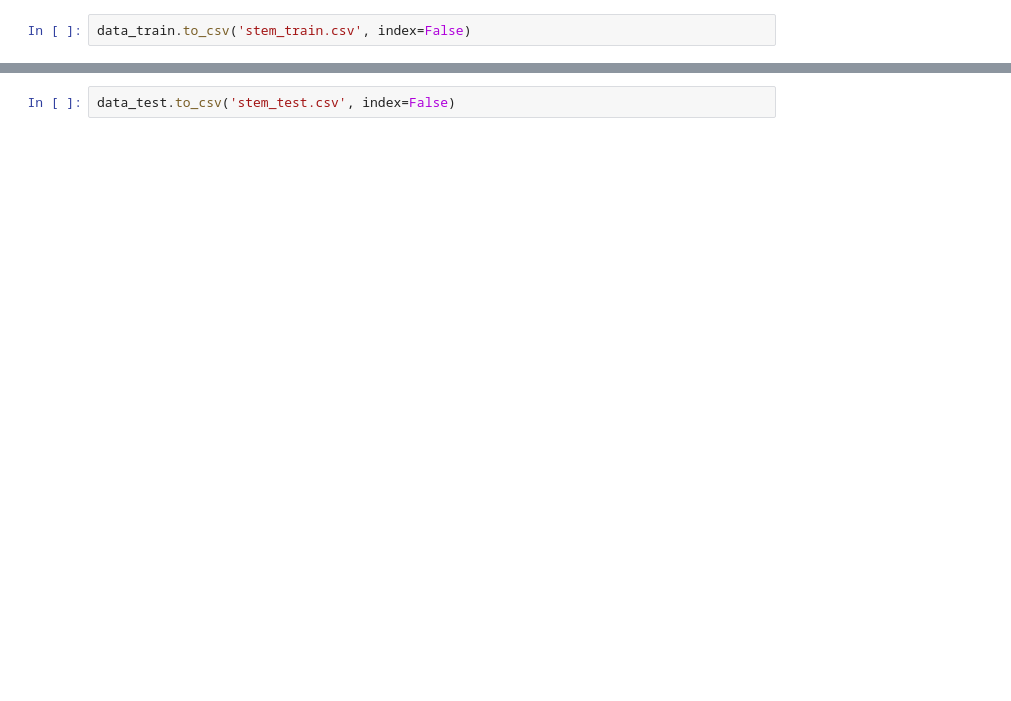
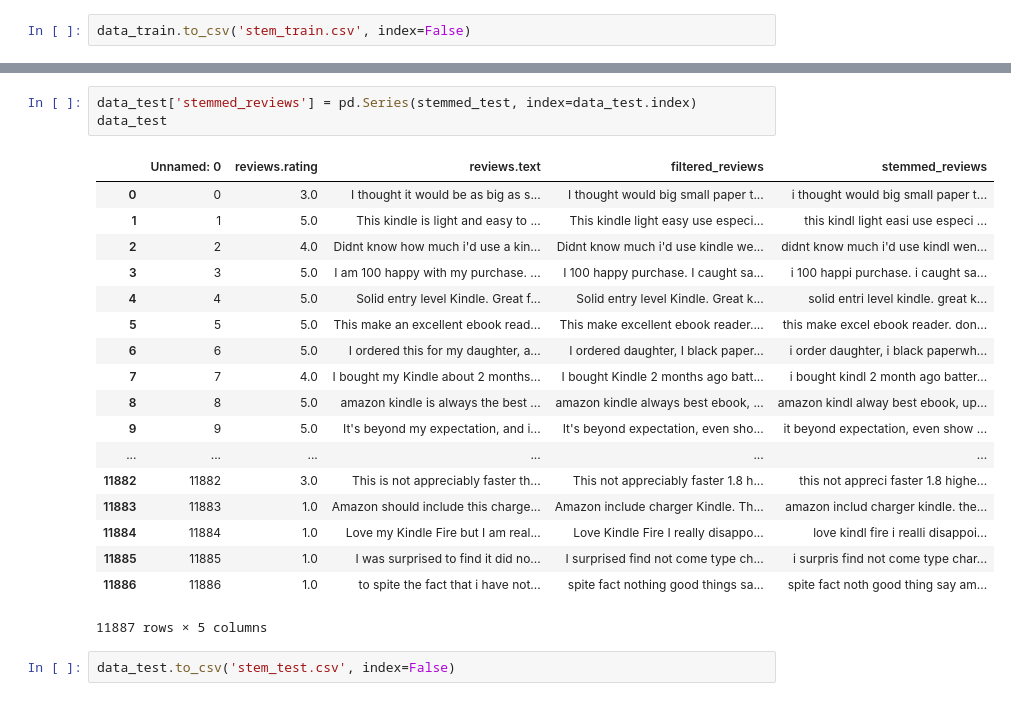
Before and after one commit to machine-learning-2018-2019-fasilkom-ui/Ex-Machina, a Jupyter notebook: ex_machina_wordprep.ipynb, the cells around one changed output, grey strips where cells are left out. Saved outputs shown, nothing was run; the diff lists cells and outputs as text; blank space fills up the shorter version.

```diff
--- a/ex_machina_wordprep.ipynb
+++ b/ex_machina_wordprep.ipynb
@@ -188,5 +211,27 @@ stemmed_test
  'this present mother, fun! she love look thing easier talk out.',
  'alexa amaz phillip bulb work seamless it.',
  ...]
+# %%
+data_test['stemmed_reviews'] = pd.Series(stemmed_test, index=data_test.index)
+data_test
+# %% [output]
+|  | Unnamed: 0 | reviews.rating | reviews.text | filtered_reviews | stemmed_reviews |
+| 0 | 0 | 3.0 | I thought it would be as big as s... | I thought would big small paper t... | i thought would big small paper t... |
+| 1 | 1 | 5.0 | This kindle is light and easy to ... | This kindle light easy use especi... | this kindl light easi use especi ... |
+| 2 | 2 | 4.0 | Didnt know how much i'd use a kin... | Didnt know much i'd use kindle we... | didnt know much i'd use kindl wen... |
+| 3 | 3 | 5.0 | I am 100 happy with my purchase. ... | I 100 happy purchase. I caught sa... | i 100 happi purchase. i caught sa... |
+| 4 | 4 | 5.0 | Solid entry level Kindle. Great f... | Solid entry level Kindle. Great k... | solid entri level kindle. great k... |
+| 5 | 5 | 5.0 | This make an excellent ebook read... | This make excellent ebook reader.... | this make excel ebook reader. don... |
+| 6 | 6 | 5.0 | I ordered this for my daughter, a... | I ordered daughter, I black paper... | i order daughter, i black paperwh... |
+| 7 | 7 | 4.0 | I bought my Kindle about 2 months... | I bought Kindle 2 months ago batt... | i bought kindl 2 month ago batter... |
+| 8 | 8 | 5.0 | amazon kindle is always the best ... | amazon kindle always best ebook, ... | amazon kindl alway best ebook, up... |
+| 9 | 9 | 5.0 | It's beyond my expectation, and i... | It's beyond expectation, even sho... | it beyond expectation, even show ... |
+| ... | ... | ... | ... | ... | ... |
+| 11882 | 11882 | 3.0 | This is not appreciably faster th... | This not appreciably faster 1.8 h... | this not appreci faster 1.8 highe... |
+| 11883 | 11883 | 1.0 | Amazon should include this charge... | Amazon include charger Kindle. Th... | amazon includ charger kindle. the... |
+| 11884 | 11884 | 1.0 | Love my Kindle Fire but I am real... | Love Kindle Fire I really disappo... | love kindl fire i realli disappoi... |
+| 11885 | 11885 | 1.0 | I was surprised to find it did no... | I surprised find not come type ch... | i surpris find not come type char... |
+| 11886 | 11886 | 1.0 | to spite the fact that i have not... | spite fact nothing good things sa... | spite fact noth good thing say am... |
+11887 rows × 5 columns
 # %%
 data_test.to_csv('stem_test.csv', index=False)
```
Also changed, not shown: parts of 14 cells of this notebook.
